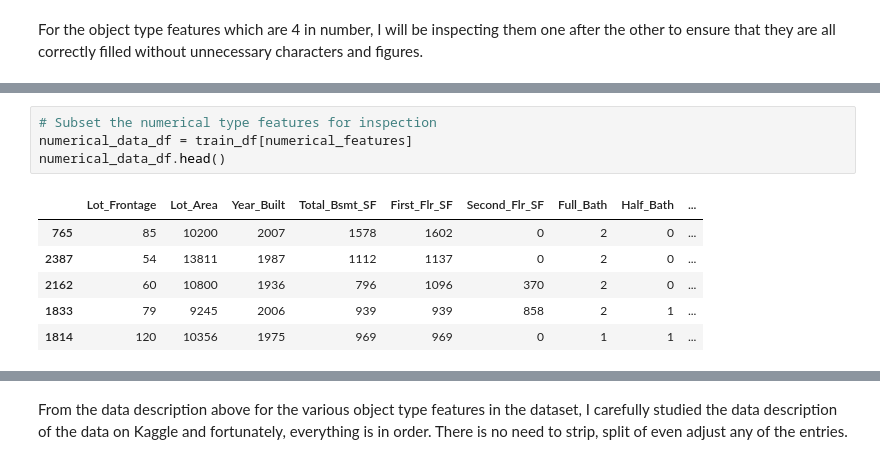
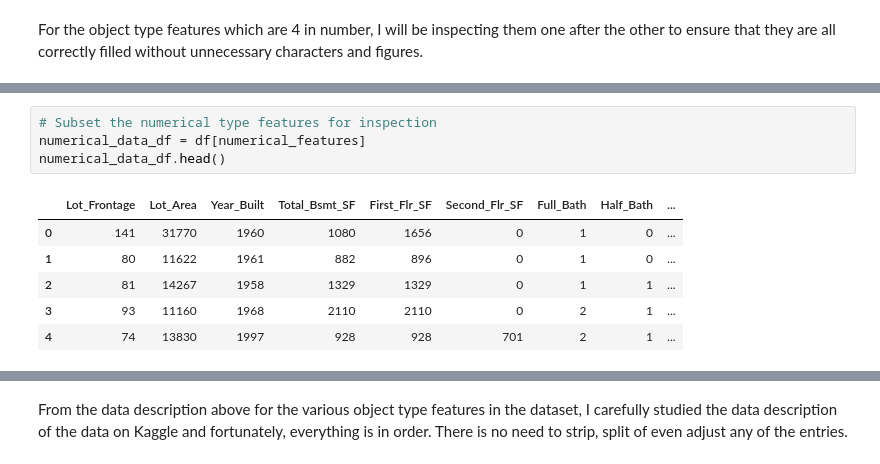
Before and after one commit to Sunday-Oladokun/Predictive-Modelling-Of-House-Prices-Using-Regression-Models, a Jupyter notebook: House Prices Prediction.ipynb, the cells around one changed output, grey strips where cells are left out. Drawn from its saved outputs; the diff is of its cells as text.

```diff
--- a/House Prices Prediction.ipynb
+++ b/House Prices Prediction.ipynb
@@ -288,15 +282,15 @@ The unique entries in Overall_Cond are ['Average' 'Above_Average' 'Very_Good' 'F
 The unique entries in Exter_Cond are ['Typical' 'Good' 'Fair' 'Poor' 'Excellent']
 # %%
 # Subset the numerical type features for inspection
-numerical_data_df = train_df[numerical_features]
+numerical_data_df = df[numerical_features]
 numerical_data_df.head()
 # %% [output]
 |  | Lot_Frontage | Lot_Area | Year_Built | Total_Bsmt_SF | First_Flr_SF | Second_Flr_SF | Full_Bath | Half_Bath | ... |
-| 765 | 85 | 10200 | 2007 | 1578 | 1602 | 0 | 2 | 0 | ... |
-| 2387 | 54 | 13811 | 1987 | 1112 | 1137 | 0 | 2 | 0 | ... |
-| 2162 | 60 | 10800 | 1936 | 796 | 1096 | 370 | 2 | 0 | ... |
-| 1833 | 79 | 9245 | 2006 | 939 | 939 | 858 | 2 | 1 | ... |
-| 1814 | 120 | 10356 | 1975 | 969 | 969 | 0 | 1 | 1 | ... |
+| 0 | 141 | 31770 | 1960 | 1080 | 1656 | 0 | 1 | 0 | ... |
+| 1 | 80 | 11622 | 1961 | 882 | 896 | 0 | 1 | 0 | ... |
+| 2 | 81 | 14267 | 1958 | 1329 | 1329 | 0 | 1 | 1 | ... |
+| 3 | 93 | 11160 | 1968 | 2110 | 2110 | 0 | 2 | 1 | ... |
+| 4 | 74 | 13830 | 1997 | 928 | 928 | 701 | 2 | 1 | ... |
 # %%
 # View the unique entries in each feature
 for feature in numerical_data_df.columns:
```
Also changed, not shown: parts of 11 cells of this notebook.
